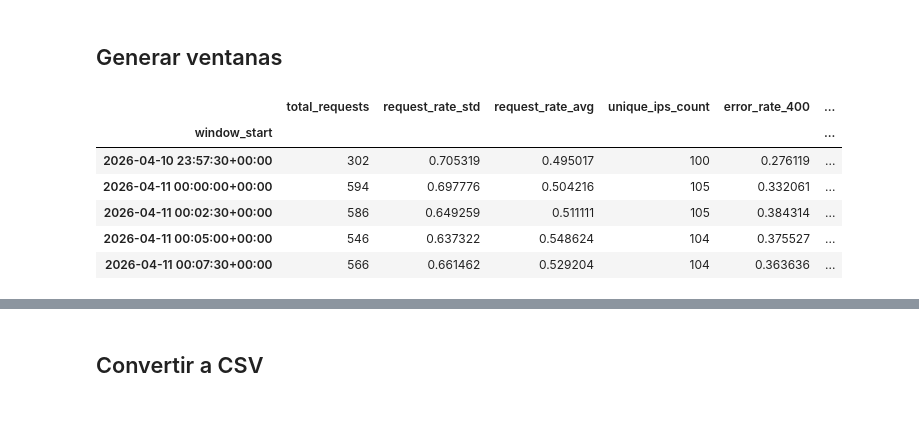
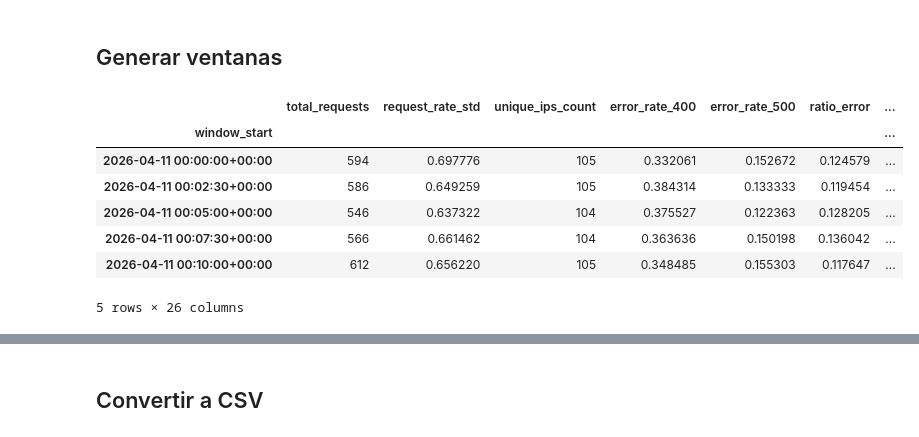
Before and after one commit to cr0ssd/RetoSAP, a Jupyter notebook: sandbox/Generacion_y_Exploracion_Ventanas_Adrian.ipynb, the cells around one changed output, grey strips where cells are left out. Cells and saved outputs as stored; diff of their text form; code cells hidden in the pictures.

Commit message:
Actualización de ventanas generadas en SYSTEM. Nuevas ventanas. Se generó el csv de los resultados de Isolation Forest en  CSV para su análisis y toma de decisiones.

```diff
--- a/sandbox/Generacion_y_Exploracion_Ventanas_Adrian.ipynb
+++ b/sandbox/Generacion_y_Exploracion_Ventanas_Adrian.ipynb
@@ -84,13 +93,13 @@ window_step = pd.Timedelta(minutes=2.5)
 
 # Se usa @timestamp como tiempo del evento para construir las ventanas.
 required_columns = [
-    '@timestamp',
-    'http_status_code',
-    'client_ip',
-    'sap_function_log_type',
-    'heathers_request_path',
-    'headers_http_request_method',
+    '@timestamp', 'http_status_code', 'client_ip', 'sap_function_log_type',
+    'heathers_request_path', 'headers_http_request_method',
+    # nuevas
+    '@event_time_requested', 'sap_function_application', 'sap_source_type',
+    'sap_app_env', 'region_code', 'headers_http_host', 'headers_content_type',
 ]
+
 logs = df_system[required_columns].copy()
 logs['timestamp'] = pd.to_datetime(logs['@timestamp'], utc=True, errors='coerce')
 
@@ -102,25 +111,7 @@ logs['http_status_code'] = pd.to_numeric(logs['http_status_code'], errors='coerc
 logs['log_type'] = logs['sap_function_log_type'].astype('string').str.upper()
 logs['method'] = logs['headers_http_request_method'].astype('string').str.upper()
 
-# Cada log pertenece a dos ventanas contiguas con traslape de 2.5 minutos.
-window_starts = logs['timestamp'].dt.floor(window_step)
-logs['_event_id'] = np.arange(len(logs))
-events = pd.concat(
-    [
-        logs.assign(window_start=window_starts),
-        logs.assign(window_start=window_starts - window_size + window_step),
-    ],
-    ignore_index=True,
-)
-
-# Si el último tramo observable dura menos de la mitad de una ventana,
-# se integra a la ventana anterior para evitar una muestra desbalanceada.
-last_window_start = events['window_start'].max()
-if logs['timestamp'].max() - last_window_start < window_step:
-    events.loc[events['window_start'].eq(last_window_start), 'window_start'] = (
-        last_window_start - window_step
-    )
-    events = events.drop_duplicates(subset=['window_start', '_event_id'])
+events = expand_to_windows(logs)
 
 status = events['http_status_code']
 log_type = events['log_type']
@@ -180,37 +171,42 @@ ip_counts = (
     .size()
 )
 ip_probabilities = ip_counts / ip_counts.groupby(level=0).transform('sum')
 shannon_entropy = -(ip_probabilities * np.log2(ip_probabilities)).groupby(level=0).sum()
 unique_ips_per_window = ip_counts.groupby(level=0).size()
 normalized_entropy = shannon_entropy.div(np.log2(unique_ips_per_window)).where(
     unique_ips_per_window > 1, 0
 )
 df_batch_system['ip_entropy'] = normalized_entropy.reindex(df_batch_system.index).fillna(0)
 
 # El índice identifica el inicio de ventana; se eliminan contadores intermedios.
 df_batch_system = df_batch_system.drop(
     columns=[
         'unique_paths_count', 'non_200_count', 'count_4xx', 'count_5xx',
         'log_type_count', 'count_error', 'count_warn', 'count_security',
         'count_info', 'count_get',
     ]
 )
 df_batch_system.index.name = 'window_start'
 df_batch_system = df_batch_system[
     [
         'total_requests', 'request_rate_std', 'request_rate_avg',
         'unique_ips_count', 'error_rate_400', 'error_rate_500',
         'ratio_error', 'ratio_warn', 'ratio_security', 'ratio_info',
         'ip_entropy', 'unique_paths_ratio', 'get_vs_post_ratio',
     ]
 ]
 
+extra = build_extra_features(events)
+df_batch_system = df_batch_system.join(extra, how='inner')
+df_batch_system = df_batch_system.drop(columns=['request_rate_avg', 'unique_paths_ratio'])
+
 display(df_batch_system.head())
 # %% [output]
-|  | total_requests | request_rate_std | request_rate_avg | unique_ips_count | error_rate_400 | ... |
-| window_start |  |  |  |  |  | ... |
-| 2026-04-10 23:57:30+00:00 | 302 | 0.705319 | 0.495017 | 100 | 0.276119 | ... |
-| 2026-04-11 00:00:00+00:00 | 594 | 0.697776 | 0.504216 | 105 | 0.332061 | ... |
-| 2026-04-11 00:02:30+00:00 | 586 | 0.649259 | 0.511111 | 105 | 0.384314 | ... |
-| 2026-04-11 00:05:00+00:00 | 546 | 0.637322 | 0.548624 | 104 | 0.375527 | ... |
-| 2026-04-11 00:07:30+00:00 | 566 | 0.661462 | 0.529204 | 104 | 0.363636 | ... |
+|  | total_requests | request_rate_std | unique_ips_count | error_rate_400 | error_rate_500 | ratio_error | ... |
+| window_start |  |  |  |  |  |  | ... |
+| 2026-04-11 00:00:00+00:00 | 594 | 0.697776 | 105 | 0.332061 | 0.152672 | 0.124579 | ... |
+| 2026-04-11 00:02:30+00:00 | 586 | 0.649259 | 105 | 0.384314 | 0.133333 | 0.119454 | ... |
+| 2026-04-11 00:05:00+00:00 | 546 | 0.637322 | 104 | 0.375527 | 0.122363 | 0.128205 | ... |
+| 2026-04-11 00:07:30+00:00 | 566 | 0.661462 | 104 | 0.363636 | 0.150198 | 0.136042 | ... |
+| 2026-04-11 00:10:00+00:00 | 612 | 0.656220 | 105 | 0.348485 | 0.155303 | 0.117647 | ... |
+5 rows × 26 columns
```
Also changed, not shown: parts of 4 cells of this notebook, 3 other files.
